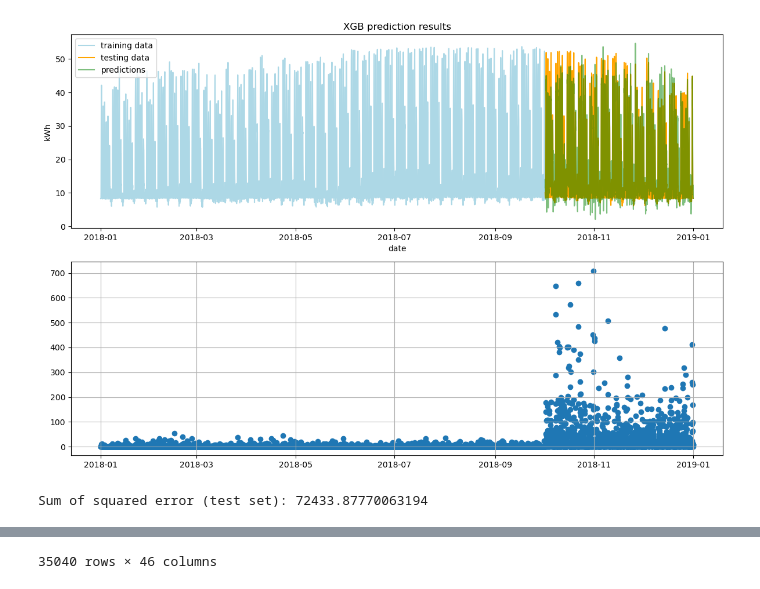
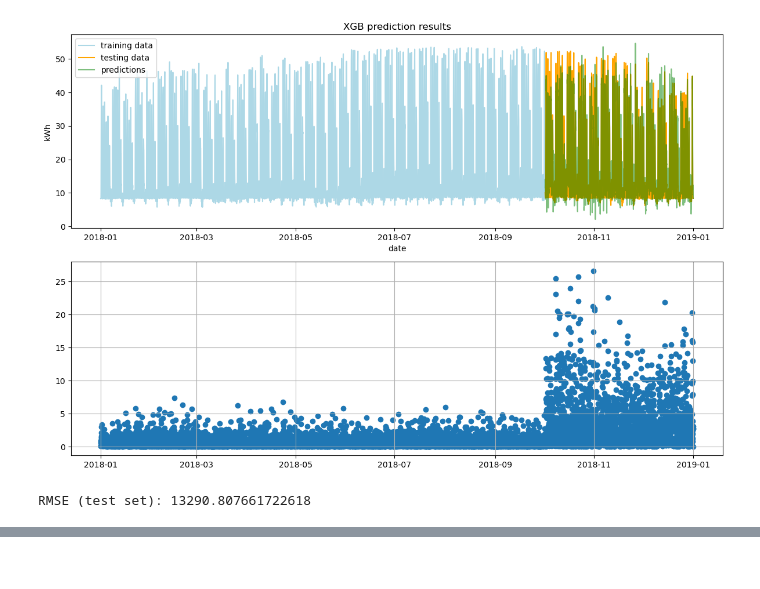
Before and after one commit to tmwlcx/load_profile_estimation, a Jupyter notebook: LP_Estimation.ipynb, the cells around one changed output, grey strips where cells are left out. Cells and saved outputs as stored; diff of their text form; code cells hidden in the pictures.

```diff
--- a/LP_Estimation.ipynb
+++ b/LP_Estimation.ipynb
@@ -91,32 +135,38 @@ Sum of squared error (test set): 525477.7799939595
 # %%
-# add weather
+# add weather to dataframe
 weather = pd.read_csv('data/G1200860_2018.csv', parse_dates=[0])
 weather = weather.rename(columns={'date_time':'timestamp'}).set_index('timestamp')
 df2 = weather.join(df, how='left')
+
+# subset data into training and test sets
 X = df2.iloc[:,:-1]
 y = df2.iloc[:,-1]
 X_train, X_test, y_train, y_test = train_test_split(X, y, test_size=0.25, shuffle=False)
-reg = xgb.XGBRegressor(objective ='reg:squarederror')
+
+#import and train model as before
+reg = xgb.XGBRegressor(objective ='reg:squarederror', eval_metric='rmse')
 reg.fit(X_train.values, y_train.values)
+
+# plot results
 fig, ax = plt.subplots(nrows=2, ncols=1, figsize=(12,8))
 preds_os = reg.predict(X_test)
 preds_is = reg.predict(X_train)
 preds_total = reg.predict(X)
 preds = pd.DataFrame(preds_os, index=y_test.index)
 ax[0].plot(y_train, color='lightblue', label='training data')
 ax[0].plot(y_test, color='orange', label='testing data')
 ax[0].plot(preds, color='green', alpha = 0.5, label='predictions')
 ax[0].set_title('XGB prediction results')
 ax[0].set_xlabel('date')
 ax[0].set_ylabel('kWh')
 ax[0].legend()
-squared_residuals = np.abs(preds_total - y)**2
-ax[1].scatter(y.index, squared_residuals, label = "squared residuals")
+root_squared_residuals = np.sqrt((preds_total - y)**2)
+ax[1].scatter(y.index, root_squared_residuals, label = "root squared residuals")
 plt.grid()
 plt.tight_layout()
 plt.show()
-print(f"Sum of squared error (test set): {np.sum(squared_residuals)}")
-df
+# show metric
+print(f"RMSE (test set): {np.sum(root_squared_residuals)}")
 # %% [output]
-[figure, old version]
+[figure, new version]
-Sum of squared error (test set): 72433.87770063194
+RMSE (test set): 13290.807661722618
@@ -136 +172,0 @@ Sum of squared error (test set): 72433.87770063194
-35040 rows × 46 columns
```
Also changed, not shown: parts of 18 cells of this notebook, 1 other file.
